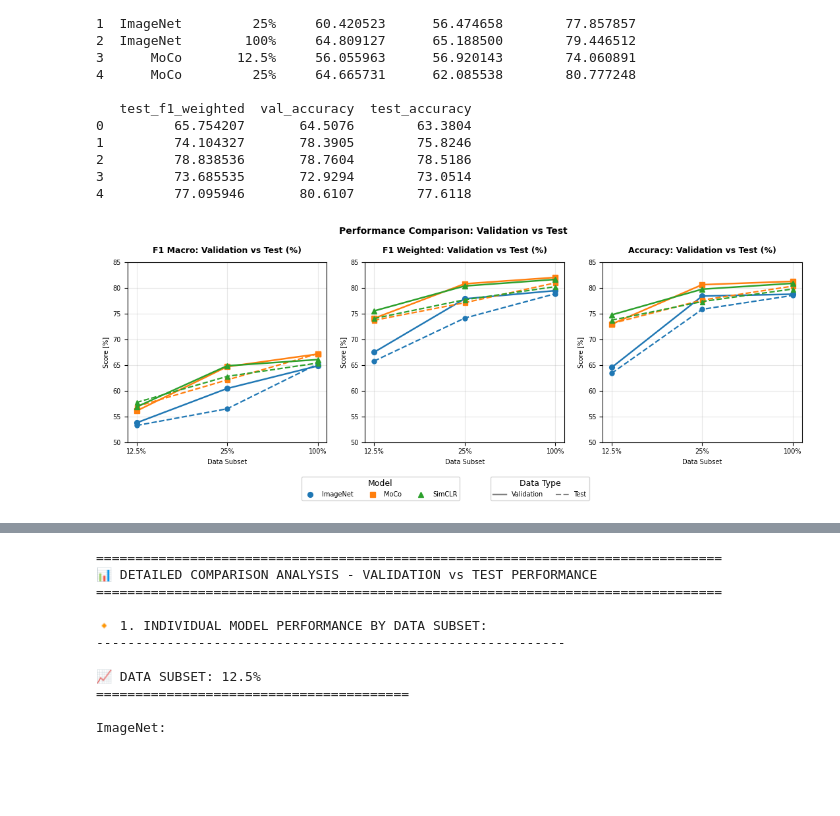
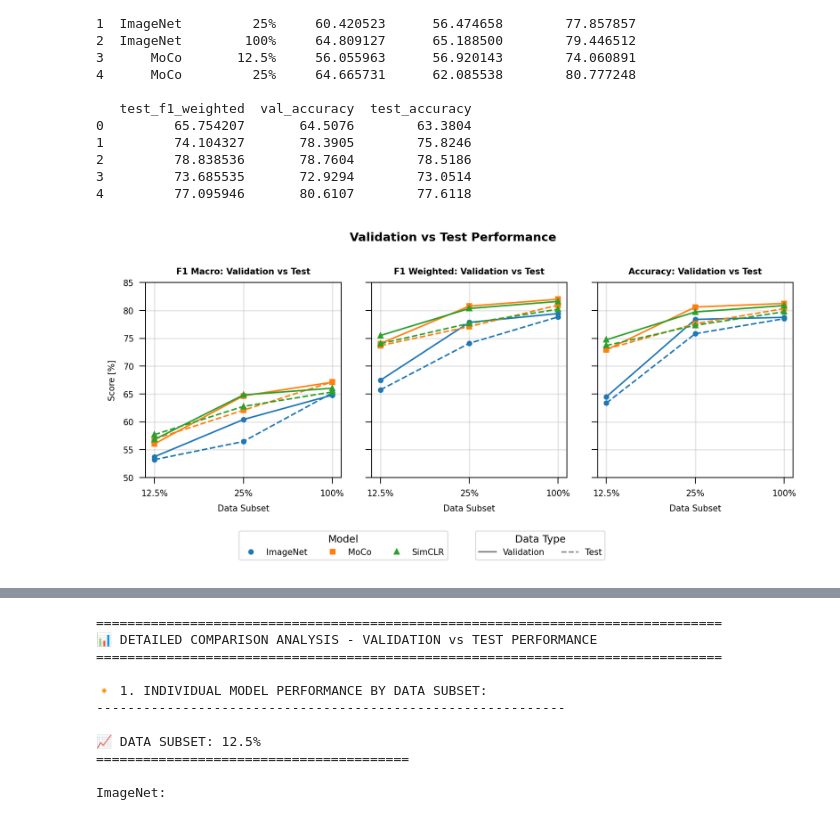
Before and after one commit to jmachalica/SelfSupSurg, a Jupyter notebook: utils/notebooks/analyze_results.ipynb, the cells around one changed output, grey strips where cells are left out. Saved outputs shown, nothing was run; the diff lists cells and outputs as text; code cells hidden in the pictures; blank space fills up the shorter version.

```diff
--- a/utils/notebooks/analyze_results.ipynb
+++ b/utils/notebooks/analyze_results.ipynb
@@ -93,20 +93,14 @@ df_train_val = df_train_val.rename(columns={
 # Prepare test data - remove unnecessary columns
 df_test_clean = df_test[['model', 'data_subset', 'phase', 'test_f1_macro', 'test_f1_weighted', 'test_accuracy']].copy()
 
-# Normalize model names (if needed)
 model_mapping = {
     'ImageNet': 'ImageNet',
     'MoCo': 'MoCo',
     'SimCLR': 'SimCLR'
 }
 
-# Define consistent colors for all models across all visualizations
 model_colors = {'ImageNet': '#1f77b4', 'MoCo': '#ff7f0e', 'SimCLR': '#2ca02c'}
-print("🎨 Defined consistent color scheme:")
-for model, color in model_colors.items():
-    print(f"  {model}: {color}")
 
-# Set category order for X-axis
 subset_order = ["12.5%", "25%", "100%"]
 df_train_val["data_subset"] = pd.Categorical(df_train_val["data_subset"], categories=subset_order, ordered=True)
 df_test_clean["data_subset"] = pd.Categorical(df_test_clean["data_subset"], categories=subset_order, ordered=True)
@@ -115,7 +109,6 @@ df_test_clean["data_subset"] = pd.Categorical(df_test_clean["data_subset"], cate
 print(f"\n📊 Models in train/val: {df_train_val['model'].unique()}")
 print(f"📊 Models in test: {df_test_clean['model'].unique()}")
 print(f"📊 Data subsets: {subset_order}")
-print(f"✅ Column renaming completed - now using: val_f1_macro, val_f1_weighted, val_accuracy")
 # %% [output]
 🔧 Data preparation...
 📝 Renaming columns for clarity: test_* -> val_*
@@ -144,5 +189,17 @@ df_test_clean
 # %% [markdown]
 ## 2. Validation Results Visualization (Train/Val)
+# %%
+import matplotlib as mpl
+
+mpl.rcParams.update({
+    "font.size": 11,          # tekst osi, ticki
+    "axes.titlesize": 13,     # tytuły pojedynczych subplotów
+    "axes.labelsize": 11,     # etykiety osi
+    "legend.fontsize": 10,
+    "figure.titlesize": 14,   # suptitle
+        "figure.dpi": 300,
+
+})
 # %%
 import re
 import numpy as np
@@ -915,13 +1088,13 @@ COMMON_LIMS = (50, 85)
 YLIMS= {"macro": COMMON_LIMS, "weighted": COMMON_LIMS, "acc": COMMON_LIMS}
 
 titles = [
-    ("F1 Macro: Validation vs Test (%)", "val_f1_macro", "test_f1_macro", YLIMS["macro"]),
-    ("F1 Weighted: Validation vs Test (%)", "val_f1_weighted", "test_f1_weighted", YLIMS["weighted"]),
-    ("Accuracy: Validation vs Test (%)", "val_accuracy", "test_accuracy", YLIMS["acc"]),
+    ("F1 Macro: Validation vs Test", "val_f1_macro", "test_f1_macro", YLIMS["macro"]),
+    ("F1 Weighted: Validation vs Test", "val_f1_weighted", "test_f1_weighted", YLIMS["weighted"]),
+    ("Accuracy: Validation vs Test", "val_accuracy", "test_accuracy", YLIMS["acc"]),
 ]
 
 # --- Figure ---
-fig, axes = plt.subplots(1, 3, figsize=(FIG_WIDTH, FIG_HEIGHT))
+fig, axes = plt.subplots(1, 3, figsize=(FIG_WIDTH, FIG_HEIGHT), sharey=True)
 
 # --- Wykresy ---
 for ax, (title, val_col, test_col, ylim) in zip(axes, titles):
@@ -932,38 +1105,44 @@ for ax, (title, val_col, test_col, ylim) in zip(axes, titles):
                 linewidth=LINE_WIDTH, markersize=MARKER_SIZE, color=model_colors[model])
         # Test - dashed line
         ax.plot(g["data_subset"], g[test_col], "--", marker=model_markers[model],
-                linewidth=LINE_WIDTH*0.9, markersize=MARKER_SIZE*0.9, color=model_colors[model])
-    ax.set_title(title, fontsize=TITLE_SIZE, fontweight="bold", pad=10)
+                linewidth=LINE_WIDTH, markersize=MARKER_SIZE, color=model_colors[model])
+    ax.set_title(title, fontsize=TITLE_SIZE, fontweight="bold", pad=5)
     ax.set_xlabel("Data Subset", fontsize=LABEL_SIZE)
-    ax.set_ylabel("Score [%]", fontsize=LABEL_SIZE)
     ax.set_ylim(*ylim)
     ax.grid(True, alpha=0.3)
     ax.set_xticks(subset_order)
-    ax.tick_params(labelsize=TICK_SIZE)
+    ax.tick_params(labelsize=TICK_SIZE, width=0.5)
+    for spine in ax.spines.values():
+        spine.set_linewidth(0.5)  # domyślnie ~1.0
+
+# Tylko pierwszy wykres ma etykietę Y
+axes[0].set_ylabel("Score [%]", fontsize=LABEL_SIZE)
 
 # Two separate legends at the bottom
 plt.subplots_adjust(bottom=0.23, top=0.88)
 
 # Legend 1: Models (colors and markers) - left side
 model_handles = [Line2D([0], [0], color=model_colors[m], marker=model_markers[m],
                         linestyle='', markersize=MARKER_SIZE, label=m)
                  for m in ["ImageNet", "MoCo", "SimCLR"]]
 leg1 = fig.legend(handles=model_handles, loc="lower center", ncol=3, frameon=True,
-                  bbox_to_anchor=(0.40, -0.1), fontsize=LEGEND_SIZE, title="Model",
+                  bbox_to_anchor=(0.35, -0.1), fontsize=LEGEND_SIZE, title="Model",
                   title_fontsize=LABEL_TITLE_FONTSIZE)
 
+leg1.get_frame().set_linewidth(0.5)  # Cieńsza ramka legendy
 # Legend 2: Data type (line styles) - right side
 style_handles = [
     Line2D([0], [0], color="gray", linestyle='-', linewidth=LINE_WIDTH, label="Validation"),
     Line2D([0], [0], color="gray", linestyle='--', linewidth=LINE_WIDTH*0.9, label="Test")
 ]
 leg2 = fig.legend(handles=style_handles, loc="lower center", ncol=2, frameon=True,
                   bbox_to_anchor=(0.62, -0.1), fontsize=LEGEND_SIZE, title="Data Type",
                   title_fontsize=LABEL_TITLE_FONTSIZE)
+leg2.get_frame().set_linewidth(0.5)  # Cieńsza ramka legendy
 
-plt.suptitle("Performance Comparison: Validation vs Test", fontsize=SUPTITLE_SIZE,
+plt.suptitle("Validation vs Test Performance", fontsize=SUPTITLE_SIZE,
              fontweight="bold", y=0.95)
 plt.tight_layout()
 plt.show()
 # %% [output]
-[figure, old version]
+[figure, new version]
```
Also changed, not shown: parts of 19 cells of this notebook.
